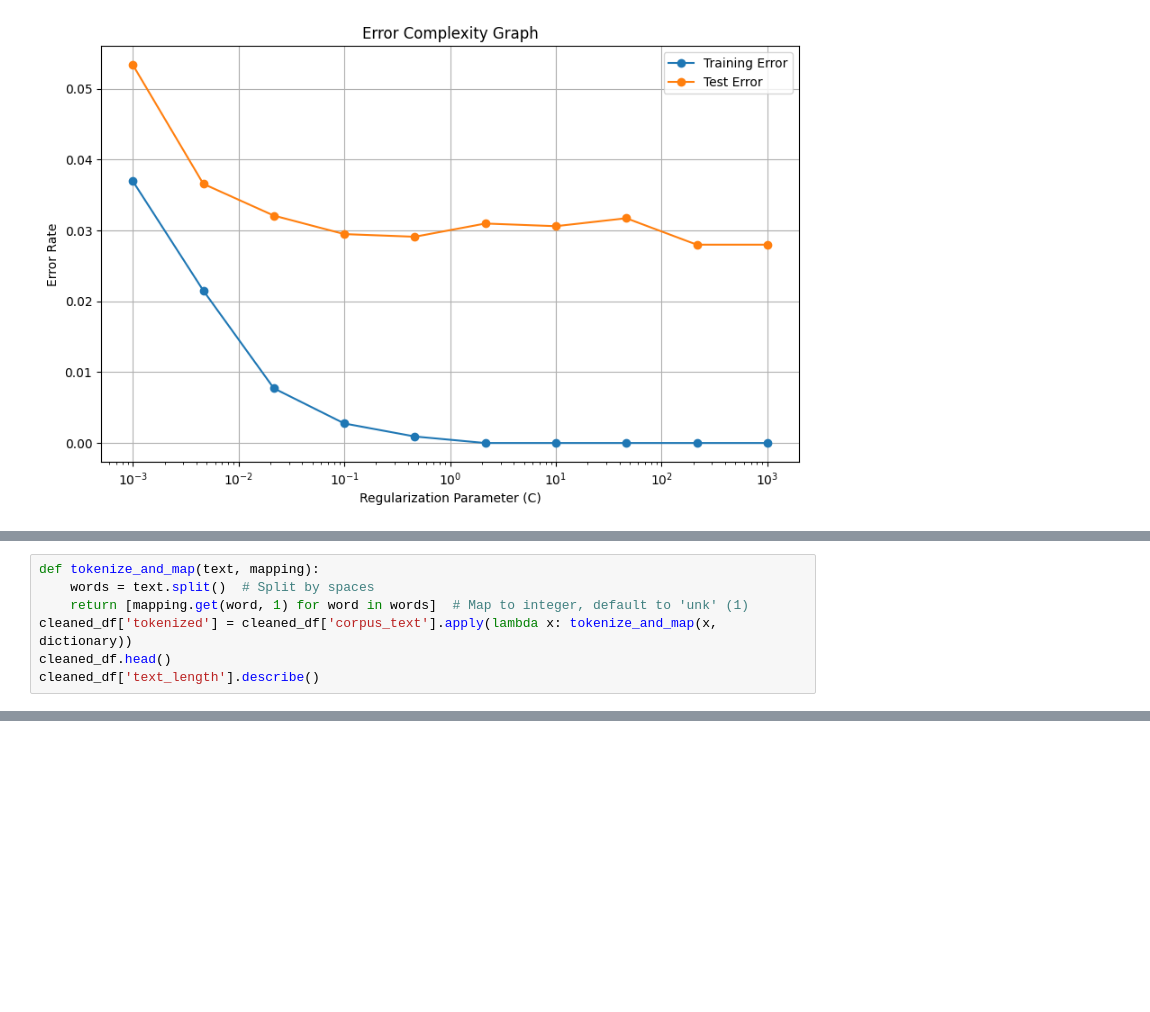
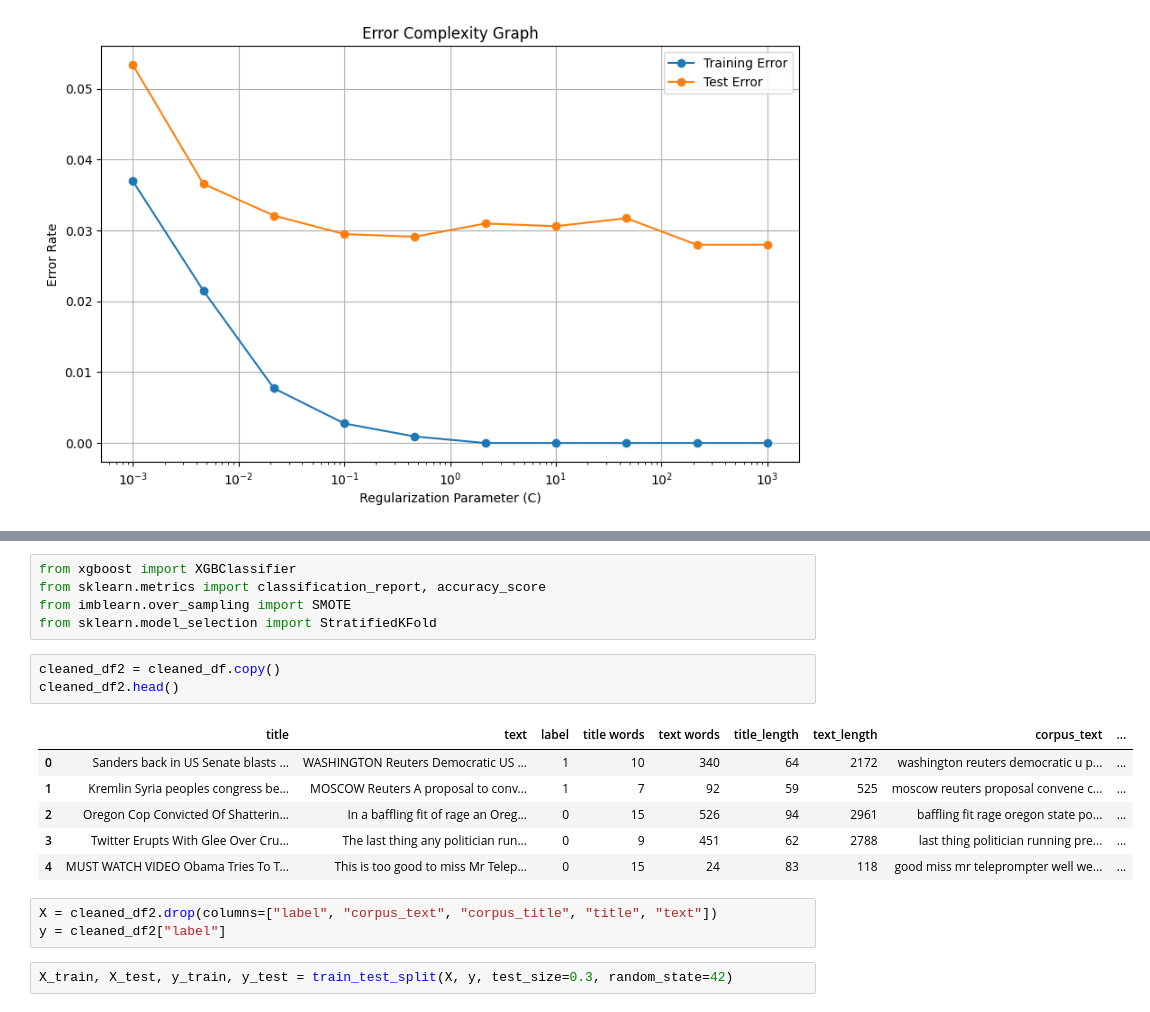
Before and after one commit to ikale1234/CSE151NEWS, a Jupyter notebook: CSE151_Milestone_4.ipynb, the cells around one changed output, grey strips where cells are left out. Cells and saved outputs as stored; diff of their text form; blank space fills up the shorter version.

```diff
--- a/CSE151_Milestone_4.ipynb
+++ b/CSE151_Milestone_4.ipynb
@@ -547,7 +512,0 @@ print(len(cleaned_df['corpus_text'][55]))
-# %%
-def tokenize_and_map(text, mapping):
-    words = text.split()  # Split by spaces
-    return [mapping.get(word, 1) for word in words]  # Map to integer, default to 'unk' (1)
-cleaned_df['tokenized'] = cleaned_df['corpus_text'].apply(lambda x: tokenize_and_map(x, dictionary))
-cleaned_df.head()
-cleaned_df['text_length'].describe()
@@ -694,0 +513,20 @@ Epoch 6/12
+# %%
+from xgboost import XGBClassifier
+from sklearn.metrics import classification_report, accuracy_score
+from imblearn.over_sampling import SMOTE
+from sklearn.model_selection import StratifiedKFold
+# %%
+cleaned_df2 = cleaned_df.copy()
+cleaned_df2.head()
+# %% [output]
+|  | title | text | label | title words | text words | title_length | text_length | corpus_text | ... |
+| 0 | Sanders back in US Senate blasts ... | WASHINGTON Reuters Democratic US ... | 1 | 10 | 340 | 64 | 2172 | washington reuters democratic u p... | ... |
+| 1 | Kremlin Syria peoples congress be... | MOSCOW Reuters A proposal to conv... | 1 | 7 | 92 | 59 | 525 | moscow reuters proposal convene c... | ... |
+| 2 | Oregon Cop Convicted Of Shatterin... | In a baffling fit of rage an Oreg... | 0 | 15 | 526 | 94 | 2961 | baffling fit rage oregon state po... | ... |
+| 3 | Twitter Erupts With Glee Over Cru... | The last thing any politician run... | 0 | 9 | 451 | 62 | 2788 | last thing politician running pre... | ... |
+| 4 | MUST WATCH VIDEO Obama Tries To T... | This is too good to miss Mr Telep... | 0 | 15 | 24 | 83 | 118 | good miss mr teleprompter well we... | ... |
+# %%
+X = cleaned_df2.drop(columns=["label", "corpus_text", "corpus_title", "title", "text"])
+y = cleaned_df2["label"]
+# %%
+X_train, X_test, y_train, y_test = train_test_split(X, y, test_size=0.3, random_state=42)
```
Also changed, not shown: parts of 20 cells of this notebook.
